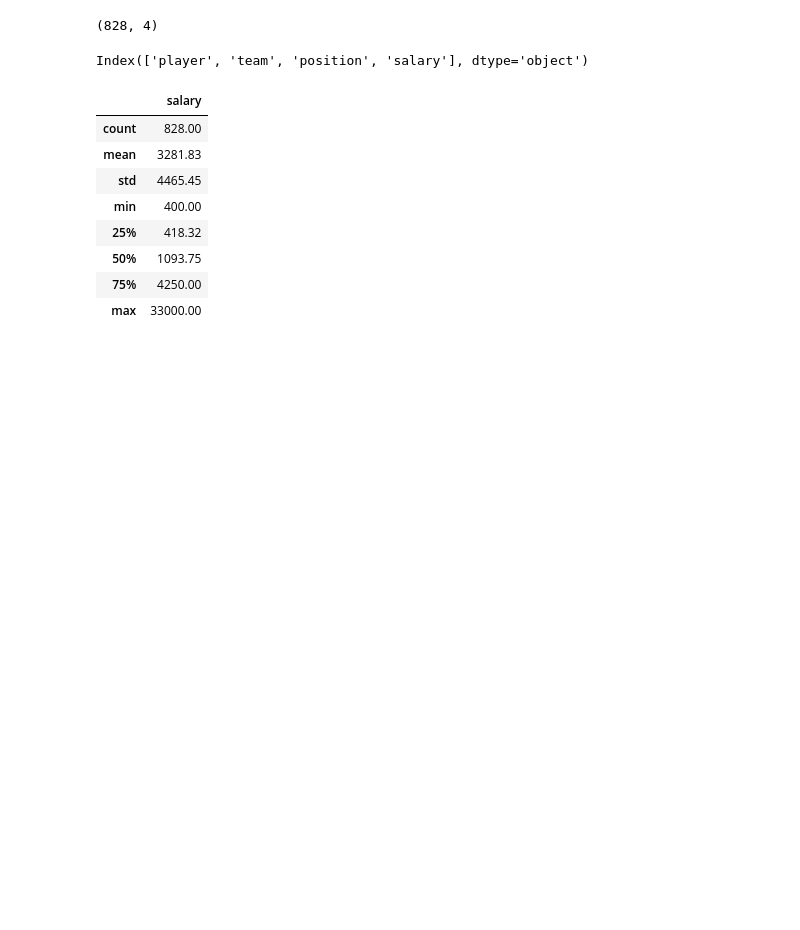
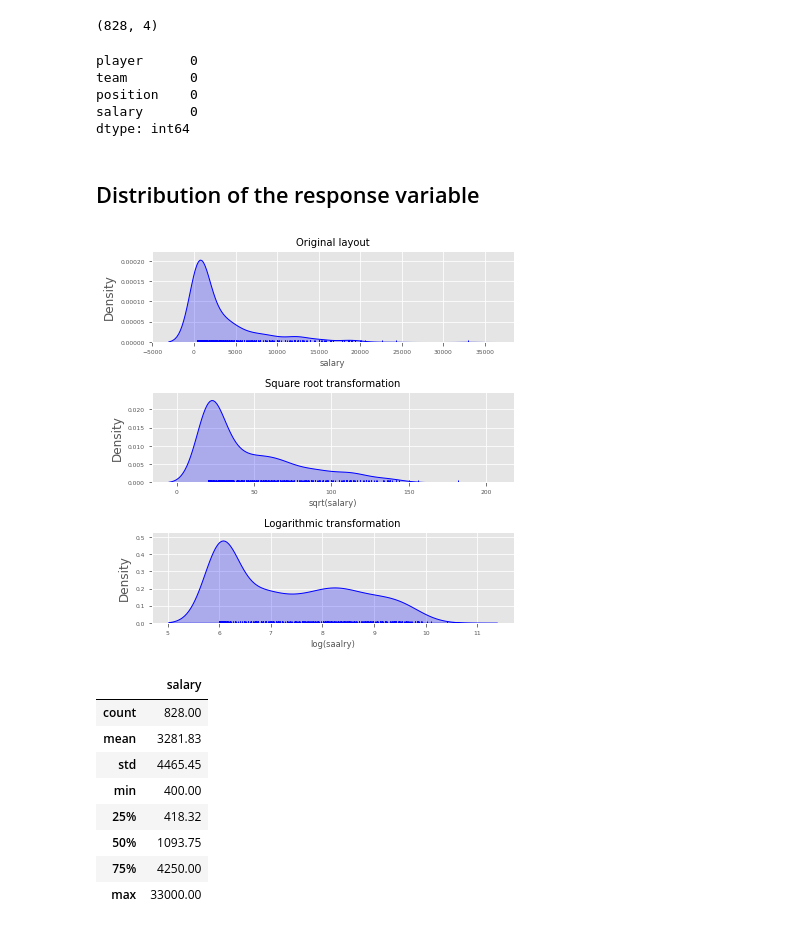
Before and after one commit to jesussantana/Sampling, a Jupyter notebook: notebooks/Sprint_6_Sampling.ipynb, the cells around one changed output. Drawn from its saved outputs; the diff is of its cells as text; code cells hidden in the pictures; blank space fills up the shorter version.

Commit message:
Distribution of the response variable

```diff
--- a/notebooks/Sprint_6_Sampling.ipynb
+++ b/notebooks/Sprint_6_Sampling.ipynb
@@ -87,10 +118,57 @@ memory usage: 26.0+ KB
 df.shape
 # %% [output]
 (828, 4)
-# %%
-df.columns
-# %% [output]
-Index(['player', 'team', 'position', 'salary'], dtype='object')
+# %%
+df.isna().sum().sort_values()
+# %% [output]
+player      0
+team        0
+position    0
+salary      0
+dtype: int64
+# %% [markdown]
+## Distribution of the response variable
+# %%
+fig, axes = plt.subplots(nrows=3, ncols=1, figsize=(6, 6))
+sns.distplot(
+    df.salary,
+    hist    = False,
+    rug     = True,
+    color   = "blue",
+    kde_kws = {'shade': True, 'linewidth': 1},
+    ax      = axes[0]
+)
+axes[0].set_title("Original layout", fontsize = 'medium')
+axes[0].set_xlabel('salary', fontsize='small')
+axes[0].tick_params(labelsize = 6)
+
+sns.distplot(
+    np.sqrt(df.salary),
+    hist    = False,
+    rug     = True,
+    color   = "blue",
+    kde_kws = {'shade': True, 'linewidth': 1},
+    ax      = axes[1]
+)
+axes[1].set_title("Square root transformation", fontsize = 'medium')
+axes[1].set_xlabel('sqrt(salary)', fontsize='small')
+axes[1].tick_params(labelsize = 6)
+
+sns.distplot(
+    np.log(df.salary),
+    hist    = False,
+    rug     = True,
+    color   = "blue",
+    kde_kws = {'shade': True, 'linewidth': 1},
+    ax      = axes[2]
+)
+axes[2].set_title("Logarithmic transformation", fontsize = 'medium')
+axes[2].set_xlabel('log(saalry)', fontsize='small')
+axes[2].tick_params(labelsize = 6)
+
+fig.tight_layout()
+# %% [output]
+[figure, added]
 # %%
 df.describe().round(2)
 # %% [output]
```
Also changed, not shown: parts of 21 cells of this notebook.
